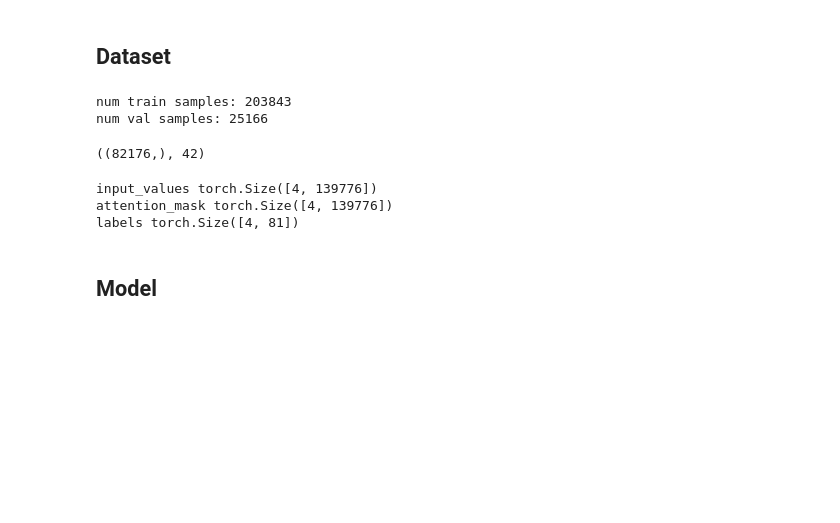
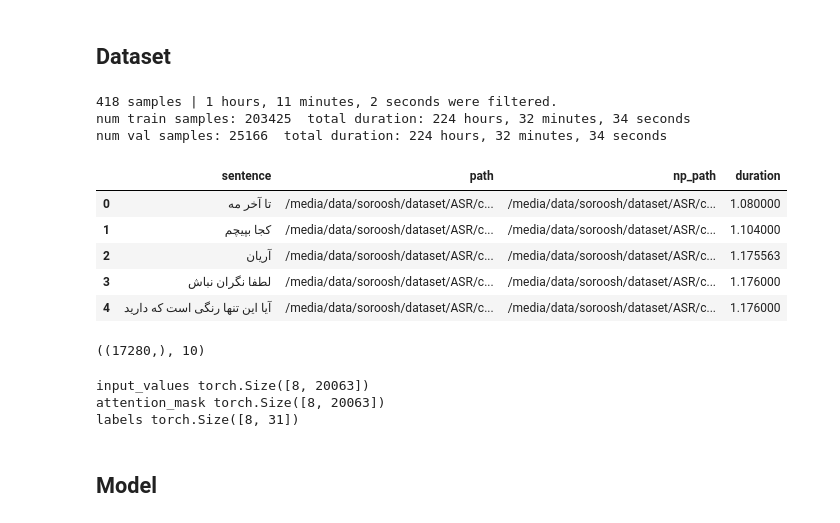
Before and after one commit to zlab-foss/Wav2Vec2-XLSR-Finetune, a Jupyter notebook: finetune.ipynb, the cells around one changed output. Drawn from its saved outputs; the diff is of its cells as text; code cells hidden in the pictures; blank space fills up the shorter version.

```diff
--- a/finetune.ipynb
+++ b/finetune.ipynb
@@ -79,24 +79,34 @@ import src.data
 reload(src.data)
 from src.data import DataModule
 
-data_module = DataModule(processor, csv_dir, batch_size=4)
+data_module = DataModule(processor, csv_dir, min_dur=1, max_dur=10, batch_size=8)
 data_module.setup()
 # %% [output]
-num train samples: 203843
-num val samples: 25166
+418 samples | 1 hours, 11 minutes, 2 seconds were filtered.
+num train samples: 203425  total duration: 224 hours, 32 minutes, 34 seconds
+num val samples: 25166  total duration: 224 hours, 32 minutes, 34 seconds
+# %%
+data_module.train.df.head()
+# %% [output]
+|  | sentence | path | np_path | duration |
+| 0 | تا آخر مه | /media/data/soroosh/dataset/ASR/c... | /media/data/soroosh/dataset/ASR/c... | 1.080000 |
+| 1 | کجا بپیچم | /media/data/soroosh/dataset/ASR/c... | /media/data/soroosh/dataset/ASR/c... | 1.104000 |
+| 2 | آریان | /media/data/soroosh/dataset/ASR/c... | /media/data/soroosh/dataset/ASR/c... | 1.175563 |
+| 3 | لطفا نگران نباش | /media/data/soroosh/dataset/ASR/c... | /media/data/soroosh/dataset/ASR/c... | 1.176000 |
+| 4 | آیا این تنها رنگی است که دارید | /media/data/soroosh/dataset/ASR/c... | /media/data/soroosh/dataset/ASR/c... | 1.176000 |
 # %%
 x,y = data_module.train[0]
 x.shape, len(y)
 # %% [output]
-((82176,), 42)
+((17280,), 10)
 # %%
 b = next(iter(data_module.train_dataloader()))
 for k, v in b.items():
     print(k, v.shape)
 # %% [output]
-input_values torch.Size([4, 139776])
-attention_mask torch.Size([4, 139776])
-labels torch.Size([4, 81])
+input_values torch.Size([8, 20063])
+attention_mask torch.Size([8, 20063])
+labels torch.Size([8, 31])
 # %% [markdown]
 ## Model
 # %%
```
Also changed, not shown: parts of 4 cells of this notebook, 2 other files.
